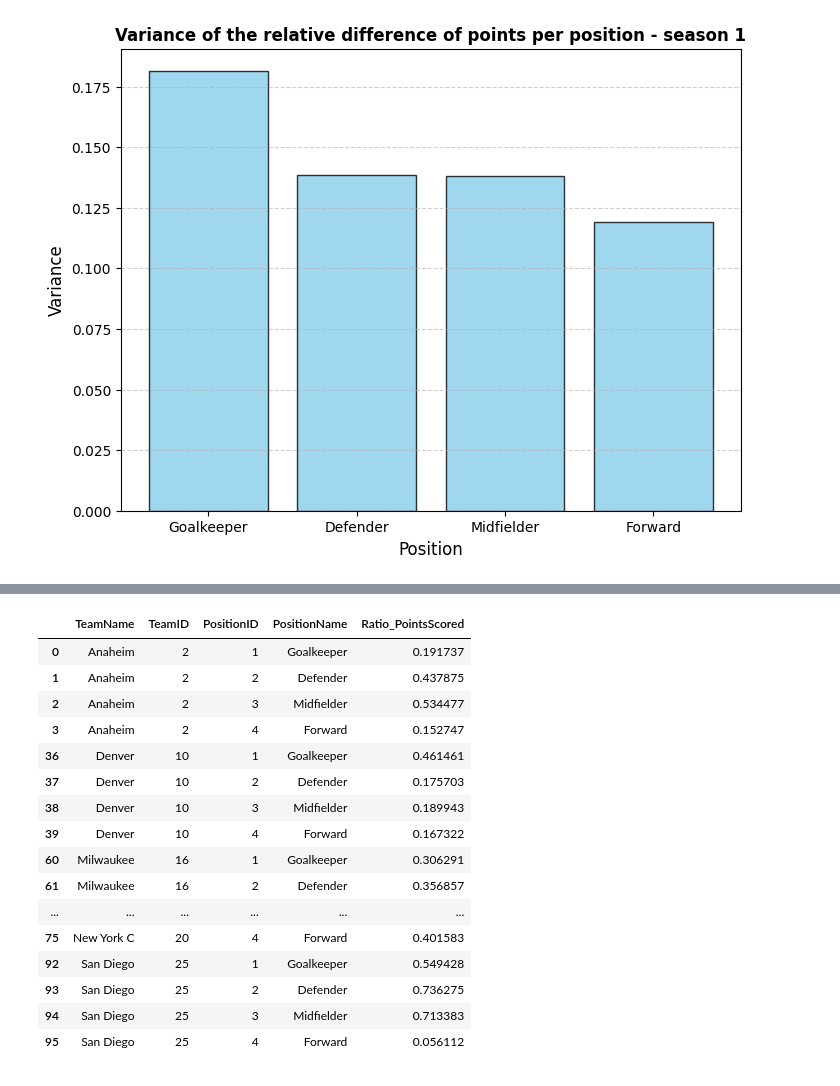
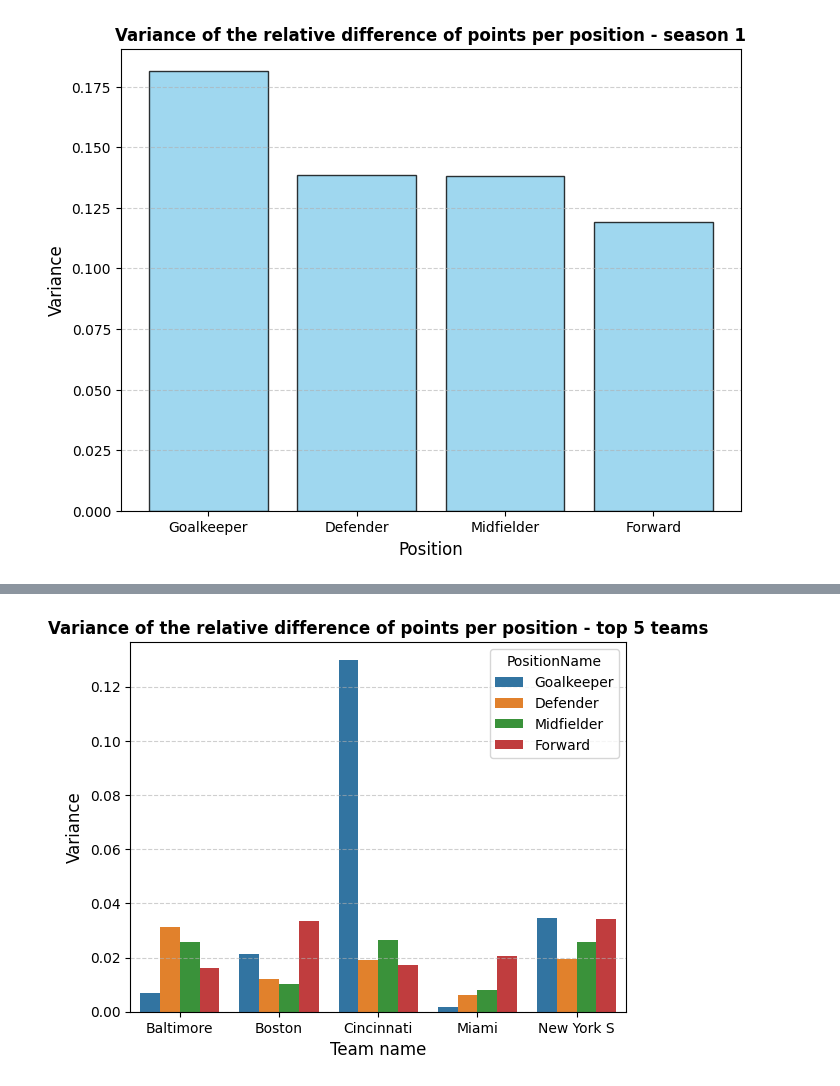
Before and after one commit to GuillaumeMendle/football_prediction, a Jupyter notebook: project_code/3_Part_3_data_exploration.ipynb, the cells around one changed output, grey strips where cells are left out. Saved outputs shown, nothing was run; the diff lists cells and outputs as text; code cells hidden in the pictures.

```diff
--- a/project_code/3_Part_3_data_exploration.ipynb
+++ b/project_code/3_Part_3_data_exploration.ipynb
@@ -477,22 +458,12 @@ ll = players_teams_data.groupby(["TeamName", "TeamID", "PositionID", "PositionNa
 top_five_ranks = rankin_season1[rankin_season1["Ranking"]<=5]["TeamID"]
 bottom_five_ranks = rankin_season1[rankin_season1["Ranking"]>=24]["TeamID"]
 # %%
-tt[tt["TeamID"].isin(bottom_five_ranks)]
+tt0 = tt[tt["TeamID"].isin(top_five_ranks)]
-# %% [output]
-|  | TeamName | TeamID | PositionID | PositionName | Ratio_PointsScored |
-| 0 | Anaheim | 2 | 1 | Goalkeeper | 0.191737 |
-| 1 | Anaheim | 2 | 2 | Defender | 0.437875 |
-| 2 | Anaheim | 2 | 3 | Midfielder | 0.534477 |
-| 3 | Anaheim | 2 | 4 | Forward | 0.152747 |
-| 36 | Denver | 10 | 1 | Goalkeeper | 0.461461 |
-| 37 | Denver | 10 | 2 | Defender | 0.175703 |
-| 38 | Denver | 10 | 3 | Midfielder | 0.189943 |
-| 39 | Denver | 10 | 4 | Forward | 0.167322 |
-| 60 | Milwaukee | 16 | 1 | Goalkeeper | 0.306291 |
-| 61 | Milwaukee | 16 | 2 | Defender | 0.356857 |
-| ... | ... | ... | ... | ... | ... |
-| 75 | New York C | 20 | 4 | Forward | 0.401583 |
-| 92 | San Diego | 25 | 1 | Goalkeeper | 0.549428 |
-| 93 | San Diego | 25 | 2 | Defender | 0.736275 |
-| 94 | San Diego | 25 | 3 | Midfielder | 0.713383 |
-| 95 | San Diego | 25 | 4 | Forward | 0.056112 |
+# %%
+sns.barplot(tt0, x="TeamName", y="Ratio_PointsScored", hue="PositionName")
+plt.title(f"Variance of the relative difference of points per position - top 5 teams", fontsize=12, fontweight='bold')
+plt.xlabel("Team name", fontsize=12)
+plt.ylabel("Variance", fontsize=12)
+plt.grid(axis='y', linestyle='--', alpha=0.6)
+# %% [output]
+[figure, added]
```
Also changed, not shown: parts of 5 cells of this notebook, 1 other file.
